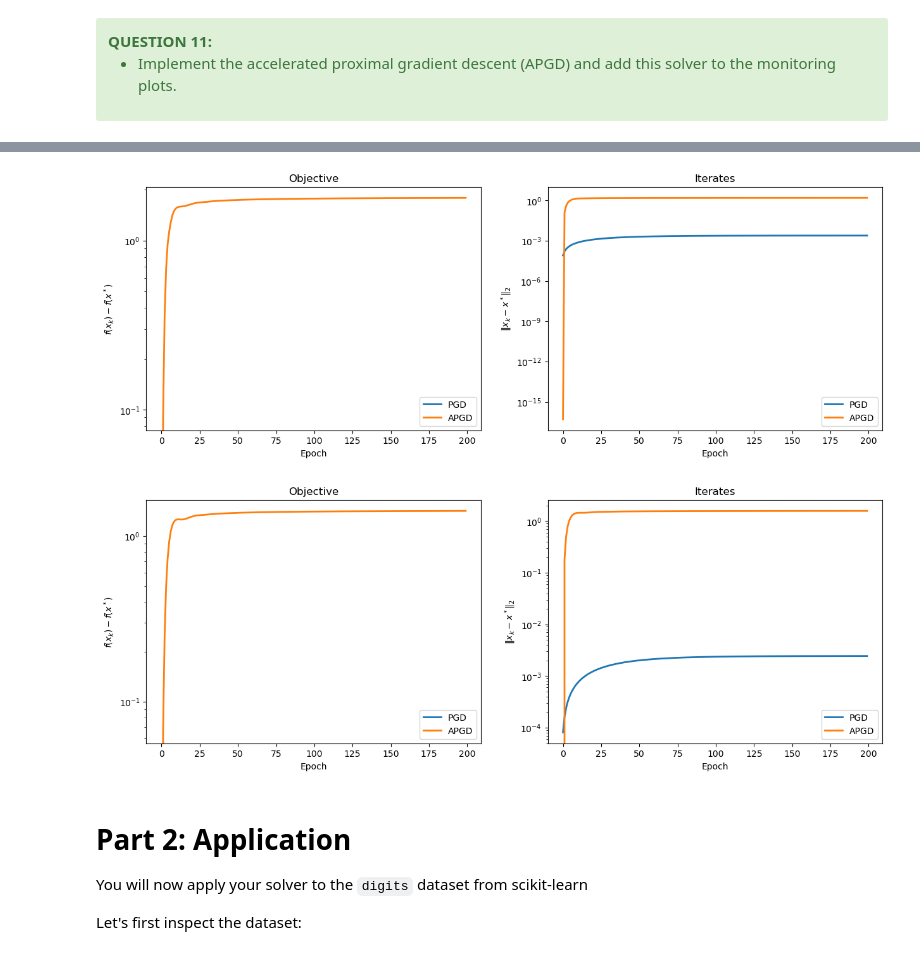
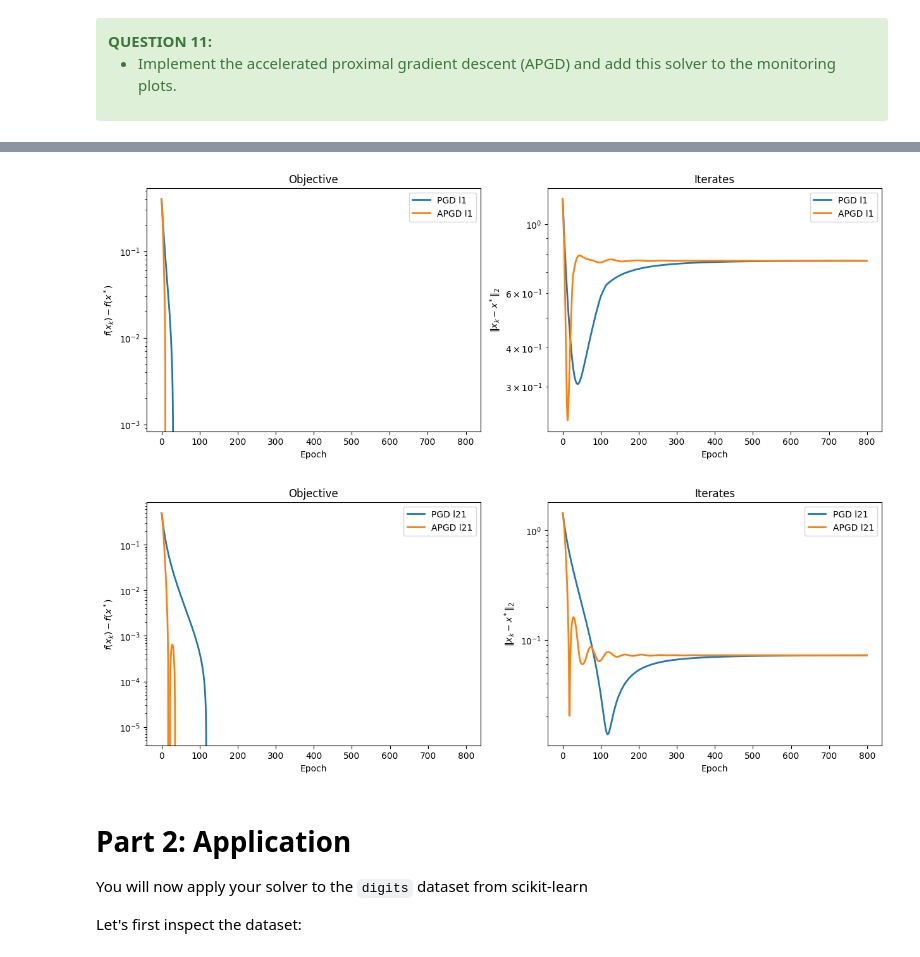
Before and after one commit to Nicolassaint/X_Optimization, a Jupyter notebook: Projet/project_saint_nicolas_and_guerin_matthis.ipynb, the cells around one changed output, grey strips where cells are left out. Saved outputs shown, nothing was run; the diff lists cells and outputs as text; code cells hidden in the pictures.

```diff
--- a/Projet/project_saint_nicolas_and_guerin_matthis.ipynb
+++ b/Projet/project_saint_nicolas_and_guerin_matthis.ipynb
@@ -869,7 +871,7 @@ def multinomial_lbfgs_l1(X, Y, lbda=1):
     # END TODO
     return params_hat
 # %%
-lbda = 1.
+lbda = 0.1
 
 # TODO
 
@@ -882,6 +884,6 @@ monitor_pgd_l1.run(x_init, negloglik_and_grad, prox_l1, n_iter, step, grad_args=
 # END TODO
 
 monitors = [monitor_pgd_l1]
-solvers = ["PGD"]
+solvers = ["PGD l1"]
 plot_epochs(monitors, solvers)
 # %% [output]
@@ -925,7 +927,7 @@ def multinomial_lbfgs_l21(X, Y, lbda=1):
     # END TODO
     return params_hat
 # %%
-lbda = 1.
+lbda = 0.1
 
 # TODO
 
@@ -939,6 +941,6 @@ monitor_pgd_l21.run(x_init, negloglik_and_grad, prox_l21, n_iter, step, grad_arg
 # END TODO
 
 monitors = [monitor_pgd_l21]
-solvers = ["PGD"]
+solvers = ["PGD l21"]
 plot_epochs(monitors, solvers)
 # %% [output]
@@ -962,13 +964,12 @@ def apgd(x_init, grad, prox, n_iter=100, step=1., grad_args=(), prox_args=()):
 
     for i in range(n_iter):
         grad_val = grad(y, *grad_args)
-        t_new = (1 + np.sqrt(1 + 4 * t ** 2)) / 2
-        step_val = (t - 1) / t_new
 
         # Unpack prox_args
         lbda, K = prox_args["lbda"], prox_args["K"]
+        x_new = prox(y - step * grad_val[1], step, lbda, K)
+        t_new = (1 + np.sqrt(1 + 4 * t ** 2)) / 2
 
-        x_new = prox(y - step_val * grad_val[1], step, lbda, K)
         y = x_new + (t - 1) / t_new * (x_new - x)
         x = x_new
         t = t_new
@@ -998,5 +999,5 @@ plot_epochs(monitors, solvers)
 # %%
-lbda = 1.
+lbda = 0.1
 
 # TODO
 
@@ -1010,29 +1011,29 @@ monitor_apgd_l1.run(x_init, negloglik_and_grad, prox_l1, n_iter, step, grad_args
 # END TODO
 
 monitors = [monitor_pgd_l1, monitor_apgd_l1]
-solvers = ["PGD", "APGD"]
+solvers = ["PGD l1", "APGD l1"]
 plot_epochs(monitors, solvers)
 # %% [output]
-[figure, old version]
+[figure, new version]
 # %%
-lbda = 1.
+lbda = 0.1
 
 # TODO
 
 # Run the APGD algorithm with the proximal operator l21 regularization
 x_min = multinomial_lbfgs_l21(X, Y, lbda=lbda)
 monitor_apgd_l21 = monitor(apgd, pobj_l21, x_min, args=(X, Y, lbda))
 
 # Run the APGD algorithm with L21 regularization
 monitor_apgd_l21.run(x_init, negloglik_and_grad, prox_l21, n_iter, step, grad_args=(X, Y), prox_args={"lbda": lbda, "K": K})
 
 # END TODO
 
 monitors = [monitor_pgd_l21, monitor_apgd_l21]
-solvers = ["PGD", "APGD"]
+solvers = ["PGD l21", "APGD l21"]
 plot_epochs(monitors, solvers)
 # %% [output]
-[figure, old version]
+[figure, new version]
 # %% [markdown]
 # Part 2: Application
 
```
Also changed, not shown: parts of 10 cells of this notebook, 2 other files.
